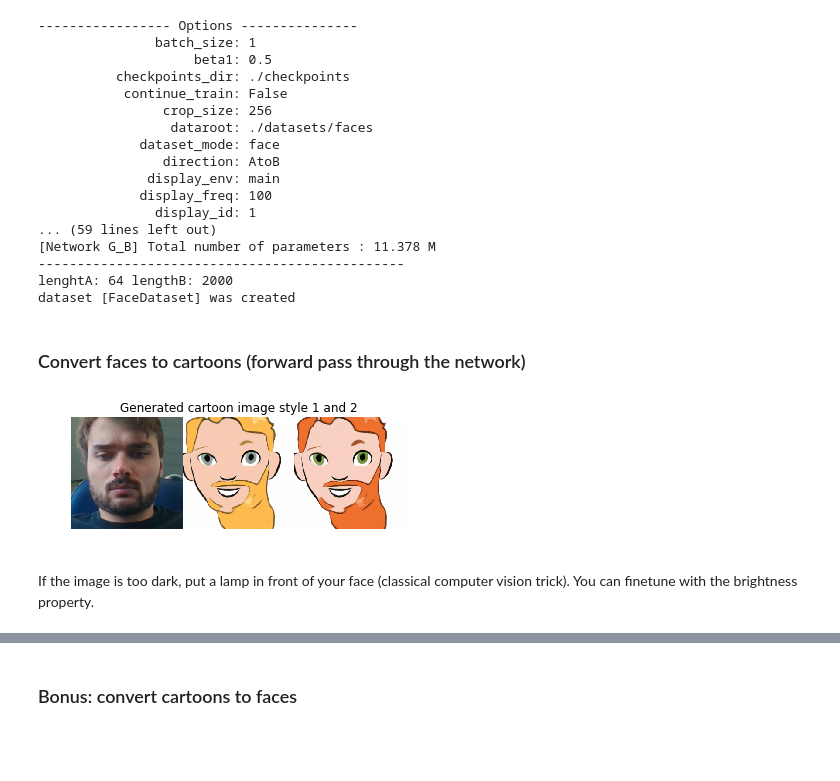
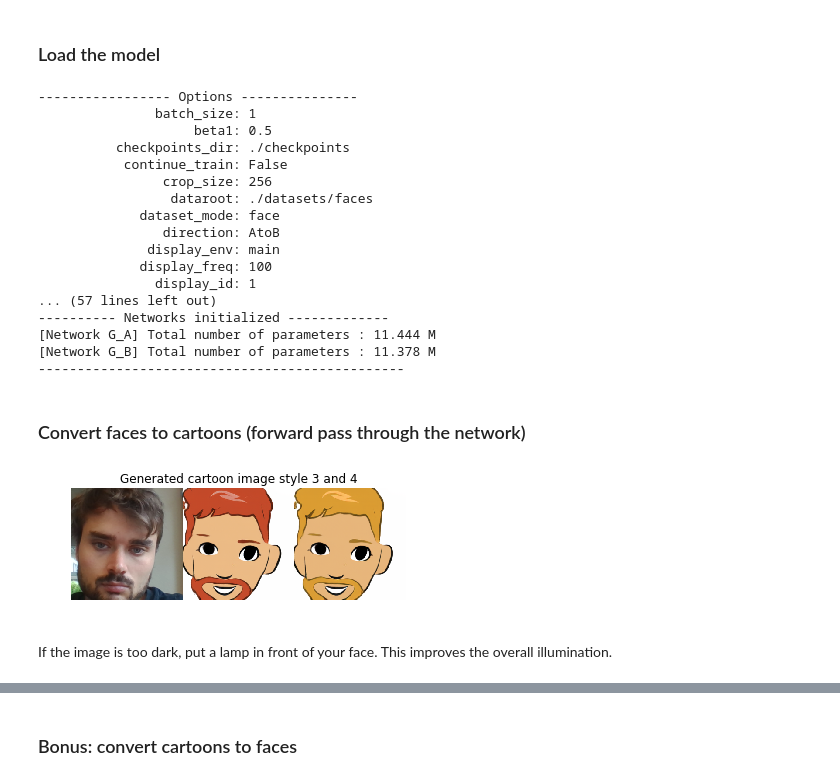
Before and after one commit to fs2019-atml/face-to-cartoon, a Jupyter notebook: code/Demo.ipynb, the cells around one changed output, grey strips where cells are left out. Cells and saved outputs as stored; diff of their text form; code cells hidden in the pictures; blank space fills up the shorter version.

```diff
--- a/code/Demo.ipynb
+++ b/code/Demo.ipynb
@@ -26,17 +33,19 @@ from helper_demo import helper
+# %% [markdown]
+### Load the model
 # %%
 # setup cyclegan model using the training options
 opt = helper.setup_options()
-#opt.name="cartoonfaces"
-#opt.name="cartoonfaces-ld0_0001"
-opt.name="cartoonfaces-ld0_00001"
-#opt.name="demo"
+
+# we provide different pretrained models
+#opt.name="cartoonfaces"           #landmark lambda of 0.001
+#opt.name="cartoonfaces-ld0_0001"  #landmark lambda of 0.0001
+#opt.name="cartoonfaces-ld0_00001" #landmark lambda of 0.00001
+#opt.name="cartoonfaces-ld0_0"     #landmark lambda of 0.0
+opt.name="demo"                    #best choice for G_A and G_B.
 
 model = create_model(opt)
 model.isTrain = False
 model.setup(opt)
-
-# setup dataset
-dataset = create_dataset(opt)
 # %% [output]
 ----------------- Options ---------------
                batch_size: 1
@@ -50,19 +59,15 @@ dataset = create_dataset(opt)
               display_env: main
              display_freq: 100
                display_id: 1
-... (59 lines left out)
+... (57 lines left out)
+---------- Networks initialized -------------
+[Network G_A] Total number of parameters : 11.444 M
 [Network G_B] Total number of parameters : 11.378 M
 -----------------------------------------------
-lenghtA: 64 lengthB: 2000
-dataset [FaceDataset] was created
 # %% [markdown]
 ### Convert faces to cartoons (forward pass through the network)
 # %%
 from IPython.display import clear_output
-
-# set the brightness in order to enhance captures in a
-# dark environment (default 0.5)
-brightness = 0.5 # lower enhances darker environments
 
 # control the "zoom" with the framesize:
 # 256x256 will be cropped out from the center.
@@ -72,11 +77,12 @@ framesize = 500
 # capture on webcam
 cap = cv2.VideoCapture(0)
 cap.set(cv2.CAP_PROP_BUFFERSIZE, 1);
+
 # use the hflip for "demirrored" webcams
 transform = transforms.Compose([torchvision.transforms.functional.hflip,
                                 transforms.CenterCrop(256),
                                 transforms.ToTensor(),
-                                transforms.Normalize((brightness, brightness, brightness),
+                                transforms.Normalize((0.5, 0.5, 0.5),
                                                 (0.5, 0.5, 0.5))])
 
 style = 0
@@ -98,36 +104,35 @@ try:
         # scale the image and convert to RGB
         hight, width, depth = frame.shape
         crop_pixel = int((width - hight)/2) # crop square
         cropped_frame = frame[:, crop_pixel:width-crop_pixel]
         resized_frame = cv2.resize(cropped_frame, (framesize, framesize))
         cvframe = cv2.cvtColor(resized_frame, cv2.COLOR_BGR2RGB)
 
         # transform the capture to an PIL image
         pil_img = Image.fromarray(cvframe)
         img = transform(pil_img)
         img = img.view(1, 3, 256, 256)
         img_A = helper.to_image(img)
 
         img_B = model.gen_B(img, style+1)
         img_B2 = model.gen_B(img, style2+1)
-        #torchvision.utils.save_image(img_B[0, :, :, :], 'comic.png')
         img_B = helper.to_image(img_B)
         img_B2 = helper.to_image(img_B2)
         img_AB = helper.concatenate([img_A, img_B, img_B2])
         img_AB.save('comic.jpg')
 
         clear_output()
         plt.axis('off')
         plt.title('Generated cartoon image style {} and {}'.format(style+1, style2+1))
         plt.imshow(img_AB)
         plt.show()
 
 except KeyboardInterrupt:
     # you have to interrupt the kernel to break the loop:
     cap.release()
 # %% [output]
-[figure, old version]
+[figure, new version]
 # %%
 cap.release()
 # %% [markdown]
-If the image is too dark, put a lamp in front of your face (classical computer vision trick). You can finetune with the brightness property.
+If the image is too dark, put a lamp in front of your face. This improves the overall illumination.
```
Also changed, not shown: parts of 8 cells of this notebook, 3 other files.
